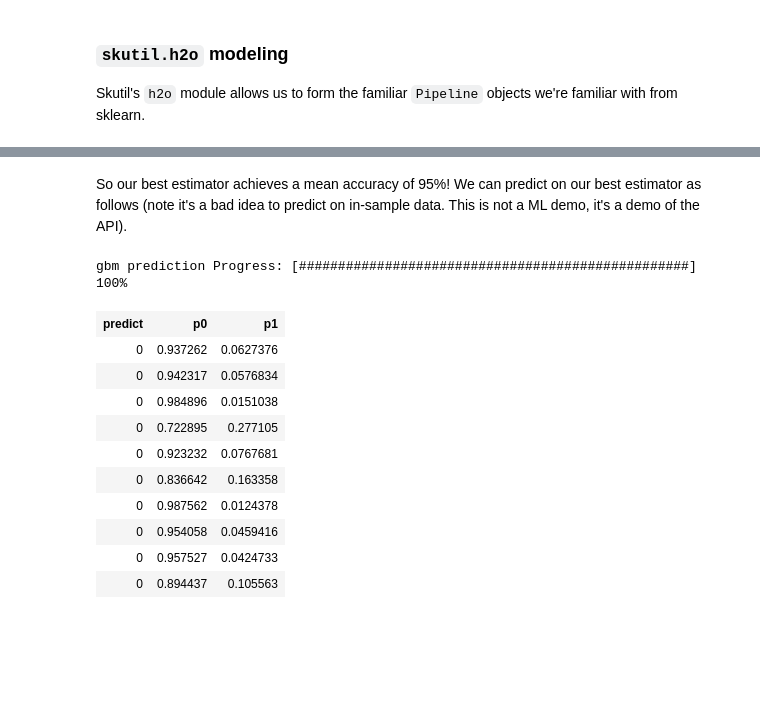
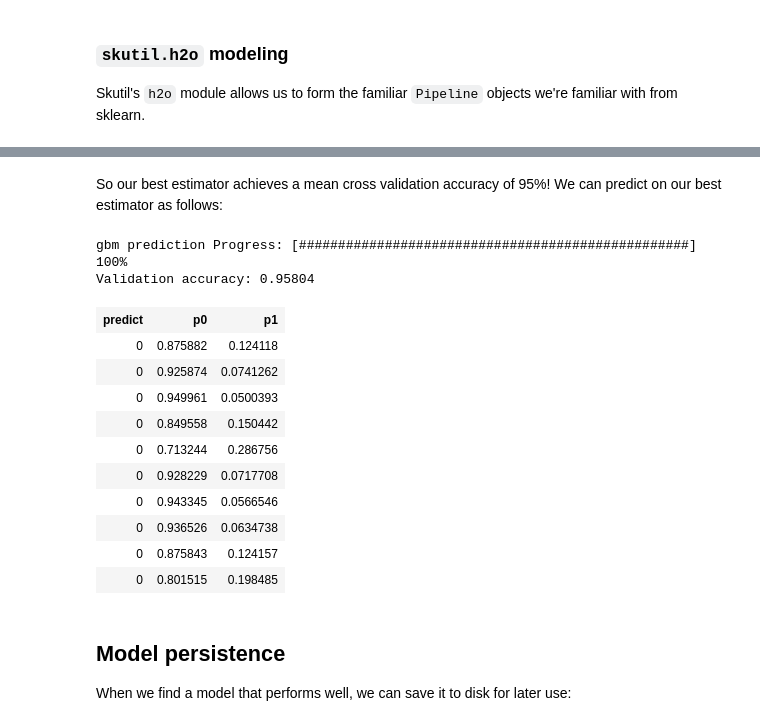
Before and after one commit to tgsmith61591/skutil, a Jupyter notebook: doc/examples/h2o/h2o_example.ipynb, the cells around one changed output, grey strips where cells are left out. Saved outputs shown, nothing was run; the diff lists cells and outputs as text; code cells hidden in the pictures; blank space fills up the shorter version.

```diff
--- a/doc/examples/h2o/h2o_example.ipynb
+++ b/doc/examples/h2o/h2o_example.ipynb
@@ -119,9 +154,7 @@ Skutil's `h2o` module allows us to form the familiar `Pipeline` objects we're fa
 # %%
 from skutil.h2o import H2OPipeline
 from h2o.estimators import H2OGradientBoostingEstimator
-
-# first, let's make sure our target is a factor
-X[y] = X[y].asfactor()
+from sklearn.metrics import accuracy_score
 
 # let's fit a pipeline with our estimator...
 pipe = H2OPipeline([
@@ -131,6 +164,12 @@ pipe = H2OPipeline([
     ], feature_names=x, target_feature=y)
 
 # fit...
-pipe.fit(X)
+pipe = pipe.fit(X_train)
+
+# eval accuracy on validation set
+pred = pipe.predict(X_test)
+actual = X_test[y].as_data_frame(use_pandas=True)[y].values
+pred = pred['predict'].as_data_frame(use_pandas=True).predict.values
+print('Validation accuracy: %.5f' % accuracy_score(actual, pred))
 # %% [output]
 gbm Model Build Progress: [##################################################] 100%
@@ -328,17 +274,29 @@ report_grid_score_detail(search, charts=True, sort_results=True, ascending=False
 # %% [markdown]
-So our best estimator achieves a mean accuracy of 95%! We can predict on our best estimator as follows (note it's a bad idea to predict on in-sample data. This is not a ML demo, it's a demo of the API).
+So our best estimator achieves a mean cross validation accuracy of 95%! We can predict on our best estimator as follows:
-# %%
-search.predict(X).head()
-# %% [output]
-gbm prediction Progress: [##################################################] 100%
-| predict | p0 | p1 |
-| 0 | 0.937262 | 0.0627376 |
-| 0 | 0.942317 | 0.0576834 |
-| 0 | 0.984896 | 0.0151038 |
-| 0 | 0.722895 | 0.277105 |
-| 0 | 0.923232 | 0.0767681 |
-| 0 | 0.836642 | 0.163358 |
-| 0 | 0.987562 | 0.0124378 |
-| 0 | 0.954058 | 0.0459416 |
-| 0 | 0.957527 | 0.0424733 |
-| 0 | 0.894437 | 0.105563 |
+# %%
+preds = search.predict(X_test)
+
+# print accuracy
+print('Validation accuracy: %.5f'
+      % accuracy_score(actual, preds['predict'].as_data_frame(use_pandas=True).predict.values))
+
+# look at head
+preds.head()
+# %% [output]
+gbm prediction Progress: [##################################################] 100%
+Validation accuracy: 0.95804
+| predict | p0 | p1 |
+| 0 | 0.875882 | 0.124118 |
+| 0 | 0.925874 | 0.0741262 |
+| 0 | 0.949961 | 0.0500393 |
+| 0 | 0.849558 | 0.150442 |
+| 0 | 0.713244 | 0.286756 |
+| 0 | 0.928229 | 0.0717708 |
+| 0 | 0.943345 | 0.0566546 |
+| 0 | 0.936526 | 0.0634738 |
+| 0 | 0.875843 | 0.124157 |
+| 0 | 0.801515 | 0.198485 |
+# %% [markdown]
+## Model persistence
+
+When we find a model that performs well, we can save it to disk for later use:
```
Also changed, not shown: parts of 21 cells of this notebook, 4 other files.
